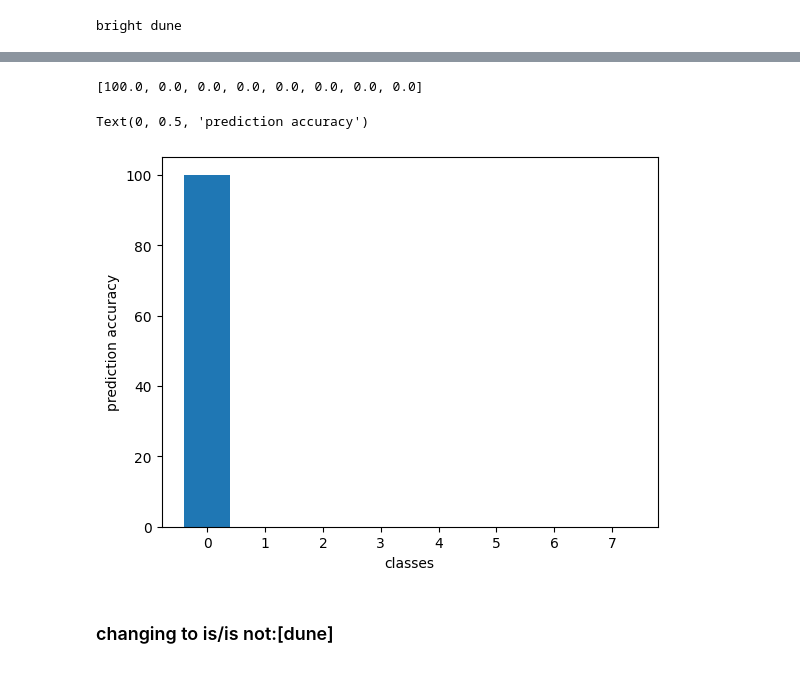
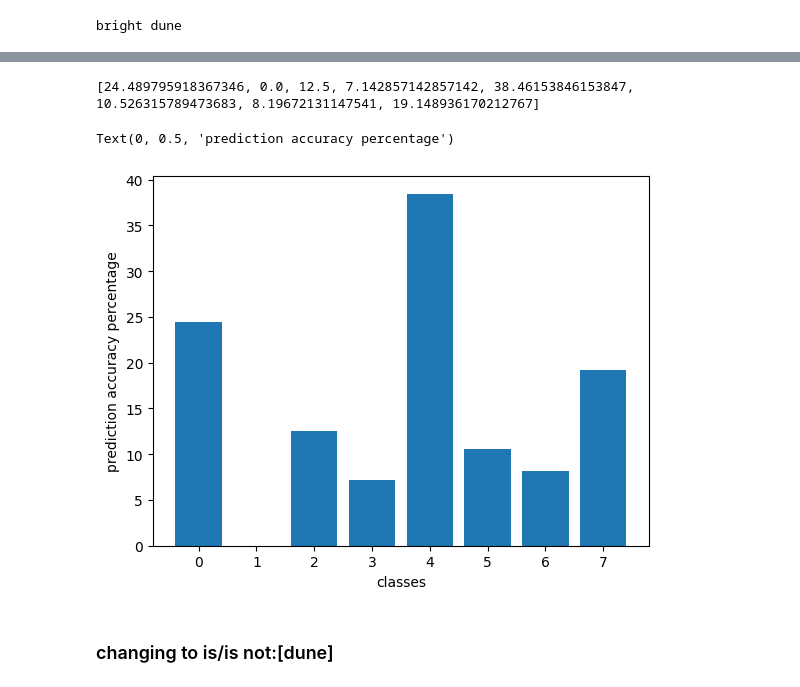
Before and after one commit to Saashiv-Valjee/Practical_Machine_Learning, a Jupyter notebook: ogabogadobado.ipynb, the cells around one changed output, grey strips where cells are left out. Cells and saved outputs as stored; diff of their text form; code cells hidden in the pictures.

```diff
--- a/ogabogadobado.ipynb
+++ b/ogabogadobado.ipynb
@@ -63,0 +40,19 @@ Found 2921 validated image filenames belonging to 8 classes.
+# %%
+clist = [i for i in range(0,8)]
+num_class = []
+for i in clist:
+    num_class.append(len(df[df['class']==str(i)]))
+    print(len(df[df['class']==str(i)]))
+print('\n',np.min(num_class))
+
+for i in clist:
+    print(i)
+    df_other = df[df['class']==str(i)].sample(n=np.min(num_class), random_state=1)
+    df = df.drop(df.index[(df["class"] == str(i))])
+    df = pd.concat([df_other,df])
+
+clist = [i for i in range(0,8)]
+num_class = []
+for i in clist:
+    num_class.append(len(df[df['class']==str(i)]))
+    print(len(df[df['class']==str(i)]))
@@ -81,5 +114,5 @@ print(df)
 # %%
-resize = 16
+resize = 128
 image_test = tf.image.resize(
     train_ds[0][0][0],
     [resize,resize])
@@ -108,6 +131,6 @@ Your kernel may have been built without NUMA support.
 # %%
 BatchSize       = batchsize
-Nepochs         = 5
+Nepochs         = 25
 DropoutValue    = 0.6 # currently unused
 # set resize in previous cell
 
@@ -119,22 +142,22 @@ model = keras.models.Sequential()
 
 model.add(keras.layers.Lambda(lambda image:tf.image.resize(image,[resize,resize])))
 
-model.add(keras.layers.Conv2D(8, (3, 3), padding ='same',activation='relu', input_shape=(resize, resize, zpix)))
+model.add(keras.layers.Conv2D(16, (3, 3), padding ='same',activation='relu', input_shape=(resize, resize, zpix)))
 model.add(keras.layers.MaxPooling2D((2, 2)))
 model.add(keras.layers.Dropout(0.25))
 
-#model.add(keras.layers.Conv2D(16, (3, 3), padding='same',activation='relu'))
-#model.add(keras.layers.MaxPooling2D((2, 2)))
-#model.add(keras.layers.Dropout(0.25))
+model.add(keras.layers.Conv2D(32, (3, 3), padding='same',activation='relu'))
+model.add(keras.layers.MaxPooling2D((2, 2)))
+model.add(keras.layers.Dropout(0.25))
 
-#model.add(keras.layers.Conv2D(32, (3, 3), padding='same',activation='relu'))
-#model.add(keras.layers.MaxPooling2D((2, 2)))
-#model.add(keras.layers.Dropout(0.25))
+model.add(keras.layers.Conv2D(64, (3, 3), padding='same',activation='relu'))
+model.add(keras.layers.MaxPooling2D((2, 2)))
+model.add(keras.layers.Dropout(0.25))
 
 model.add(keras.layers.Flatten())
 
-#model.add(keras.layers.Dense(16, activation='relu'))
-#model.add(keras.layers.Dropout(0.5))
+model.add(keras.layers.Dense(128, activation='relu'))
+model.add(keras.layers.Dropout(0.5))
 model.add(keras.layers.Dense(8, activation='softmax'))
 
 print("--------------------------------------------------------------------------------------------------------------")
@@ -339,24 +339,24 @@ print(len(abs_predictions))
 # %%
 # for some reason class was a column of strings... took ages to figure that out
 test_df['class'] = test_df['class'].astype(int)
 class_list = [i for i in range(0,8)]
 
 accuracy_list = []
 for i in class_list:
 
     df_0 = test_df.loc[test_df['class'] == i]
     num_identical = sum(df_0['class'] == df_0['models class'])
     num_rows = len(df_0)
     percent_identical = num_identical / num_rows * 100
     accuracy_list.append(percent_identical)
 
 print(accuracy_list)
 plt.bar(class_list,accuracy_list)
 plt.xlabel('classes')
-plt.ylabel('prediction accuracy')
+plt.ylabel('prediction accuracy percentage')
 # %% [output]
-[100.0, 0.0, 0.0, 0.0, 0.0, 0.0, 0.0, 0.0]
+[24.489795918367346, 0.0, 12.5, 7.142857142857142, 38.46153846153847, 10.526315789473683, 8.19672131147541, 19.148936170212767]
-Text(0, 0.5, 'prediction accuracy')
+Text(0, 0.5, 'prediction accuracy percentage')
-[figure, old version]
+[figure, new version]
 # %% [markdown]
 ### changing to is/is not:[dune]
```
Also changed, not shown: parts of 33 cells of this notebook.
